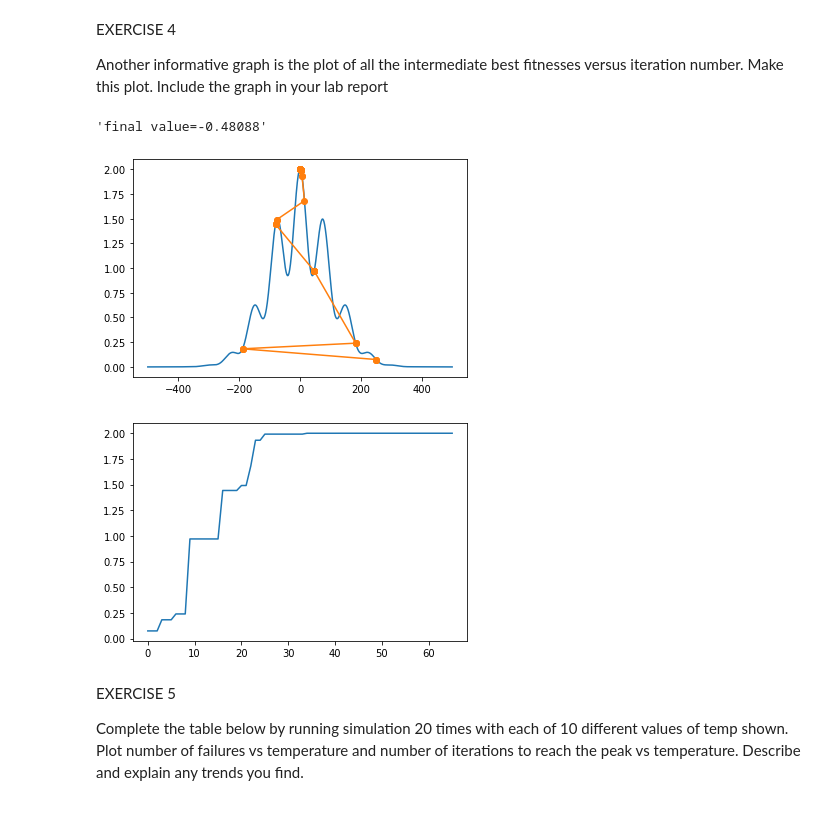
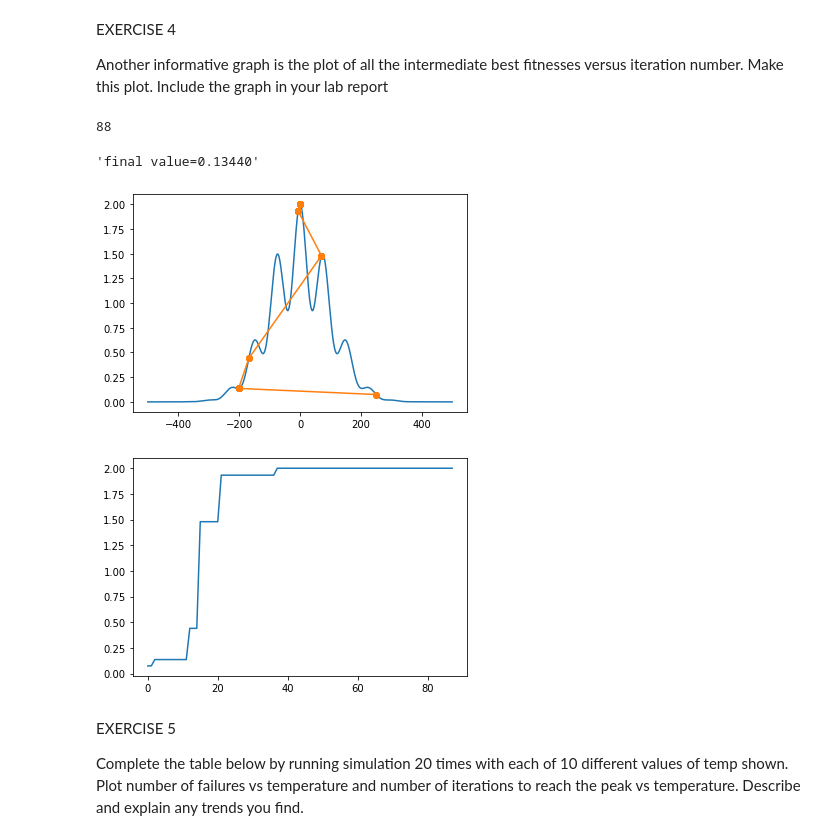
Before and after one commit to terman37/Metaheuristhics, a Jupyter notebook: lab.ipynb, the cells around one changed output. Drawn from its saved outputs; the diff is of its cells as text; code cells hidden in the pictures.

```diff
--- a/lab.ipynb
+++ b/lab.ipynb
@@ -54,7 +54,7 @@ iteration number. Make this plot. Include the graph in your lab report
 # %%
 import random
 
-def simulated_annealing(init_state, t0, alpha=0.9, tend=.01, max_nit=30):
+def simulated_annealing(init_state, t0, alpha=0.9, tend=.01, max_nit=20):
     # init state
     t = t0
     current_state = init_state
@@ -77,39 +77,42 @@ def simulated_annealing(init_state, t0, alpha=0.9, tend=.01, max_nit=30):
         s_t.append(t)
 
         # run optimization
         nit = 1
         while nit <= max_nit:
+
             next_state = current_state + perturbation(t)
             delta_e = - (fitnessFunction(next_state) - fitnessFunction(current_state))
-            if delta_e < 0 or math.exp(-delta_e / t) > random.random():
+            if delta_e < 0 or math.exp(-delta_e / t*.05) > random.random():
                 current_state = next_state
             nit += 1
 
         # decrease temp
         t = t * alpha
 
     #Create charts
     plt.figure(0)
     graph_fitness()
     plt.plot(s_st,s_e,"-o")
     plt.figure(1)
     plt.plot(s_e)
+    print(len(s_e))
     return current_state
 
 def perturbation(t):
-    res = 20 * t * random.uniform(-1, 1)
+    res = 10 * t * random.uniform(-1, 1)
     return res
 
 
 init_value = 250
-init_temp = 10
+init_temp = 100
 
 result = simulated_annealing(init_value, init_temp)
 "final value=%.5f" % result
 # %% [output]
-'final value=-0.48088'
+88
+'final value=0.13440'
-[figure, old version]
+[figure, new version]
-[figure, old version]
+[figure, new version]
 # %% [markdown]
 EXERCISE 5
 
```
Also changed, not shown: parts of 1 cell of this notebook, 1 other file.
